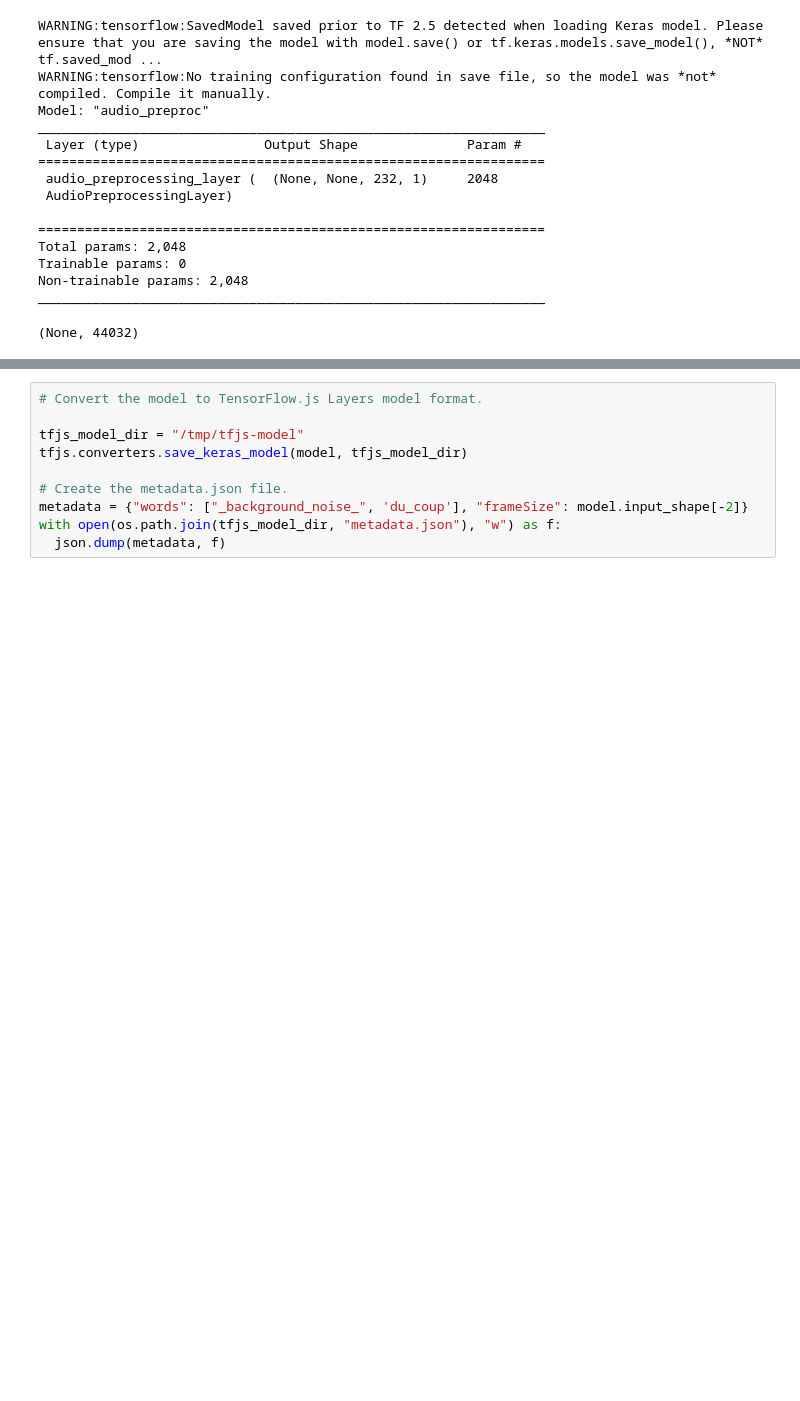
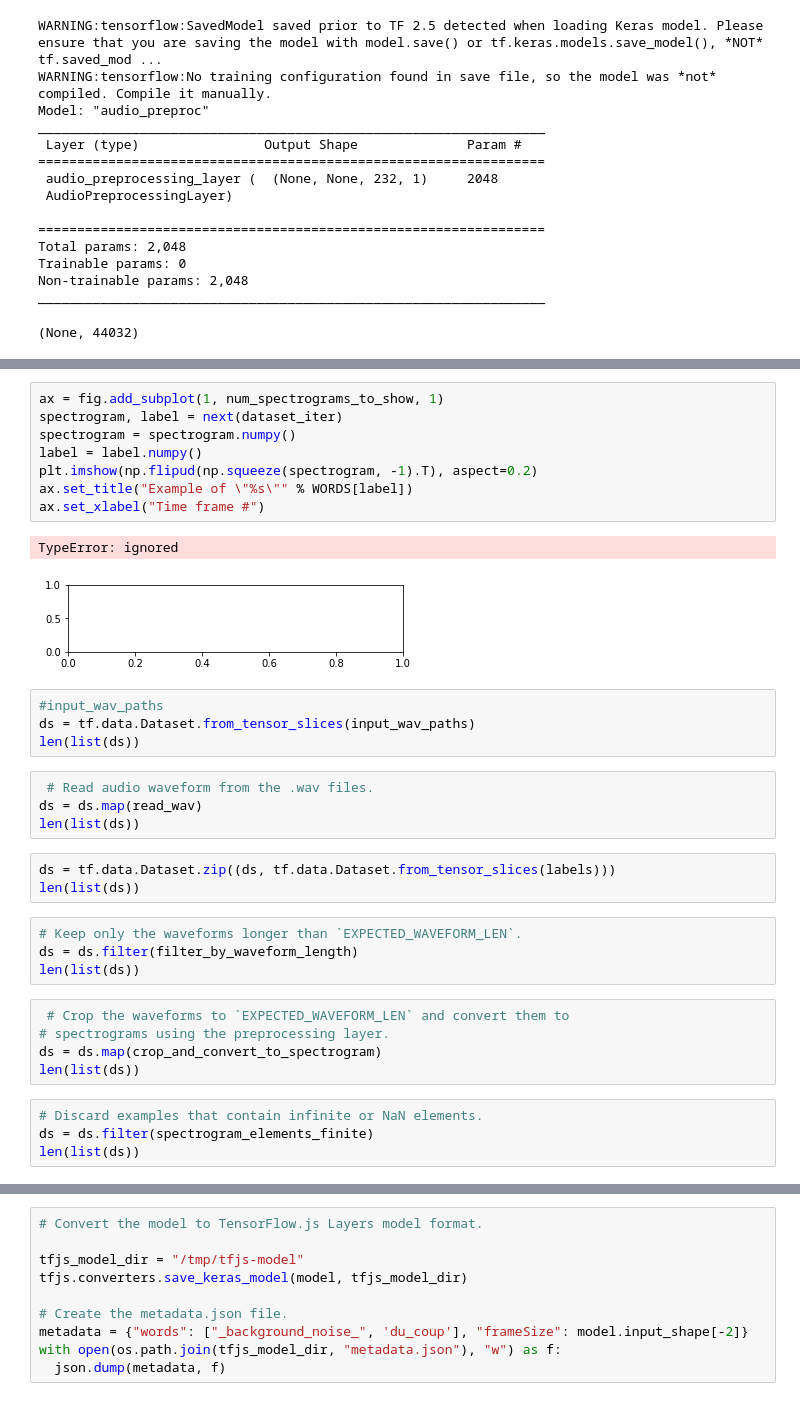
Before and after one commit to JulienGremillot/du_coup, a Jupyter notebook: du_coup_tfjs.ipynb, the cells around one changed output, grey strips where cells are left out. Cells and saved outputs as stored; diff of their text form; blank space fills up the shorter version.

```diff
--- a/du_coup_tfjs.ipynb
+++ b/du_coup_tfjs.ipynb
@@ -276,0 +680,35 @@ Found 186 examples for class du_coup
+# %%
+ax = fig.add_subplot(1, num_spectrograms_to_show, 1)
+spectrogram, label = next(dataset_iter)
+spectrogram = spectrogram.numpy()
+label = label.numpy()
+plt.imshow(np.flipud(np.squeeze(spectrogram, -1).T), aspect=0.2)
+ax.set_title("Example of \"%s\"" % WORDS[label])
+ax.set_xlabel("Time frame #")
+# %% [output]
+TypeError: ignored
+[figure, added]
+# %%
+#input_wav_paths
+ds = tf.data.Dataset.from_tensor_slices(input_wav_paths)
+len(list(ds))
+# %%
+ # Read audio waveform from the .wav files.
+ds = ds.map(read_wav)
+len(list(ds))
+# %%
+ds = tf.data.Dataset.zip((ds, tf.data.Dataset.from_tensor_slices(labels)))
+len(list(ds))
+# %%
+# Keep only the waveforms longer than `EXPECTED_WAVEFORM_LEN`.
+ds = ds.filter(filter_by_waveform_length)
+len(list(ds))
+# %%
+ # Crop the waveforms to `EXPECTED_WAVEFORM_LEN` and convert them to
+# spectrograms using the preprocessing layer.
+ds = ds.map(crop_and_convert_to_spectrogram)
+len(list(ds))
+# %%
+# Discard examples that contain infinite or NaN elements.
+ds = ds.filter(spectrogram_elements_finite)
+len(list(ds))
```
Also changed, not shown: parts of 45 cells of this notebook.
